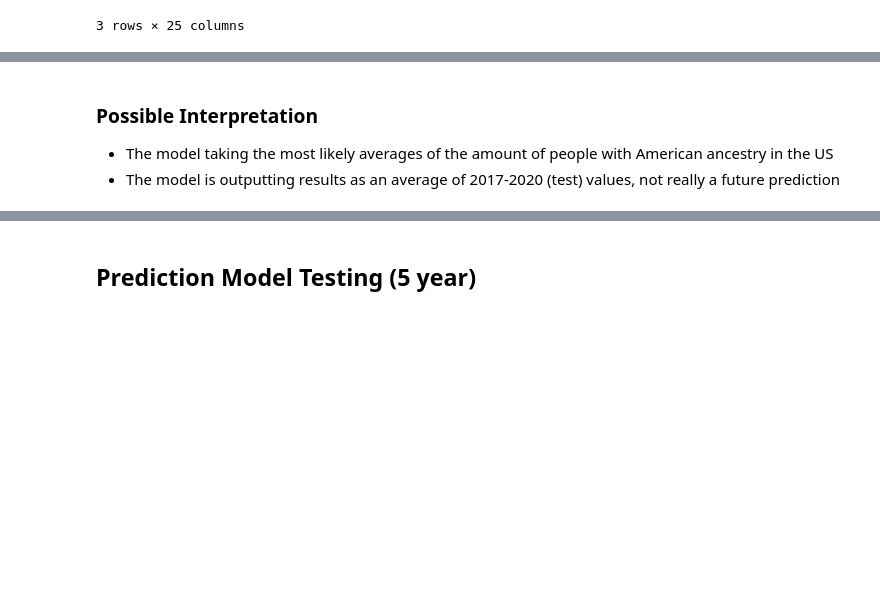
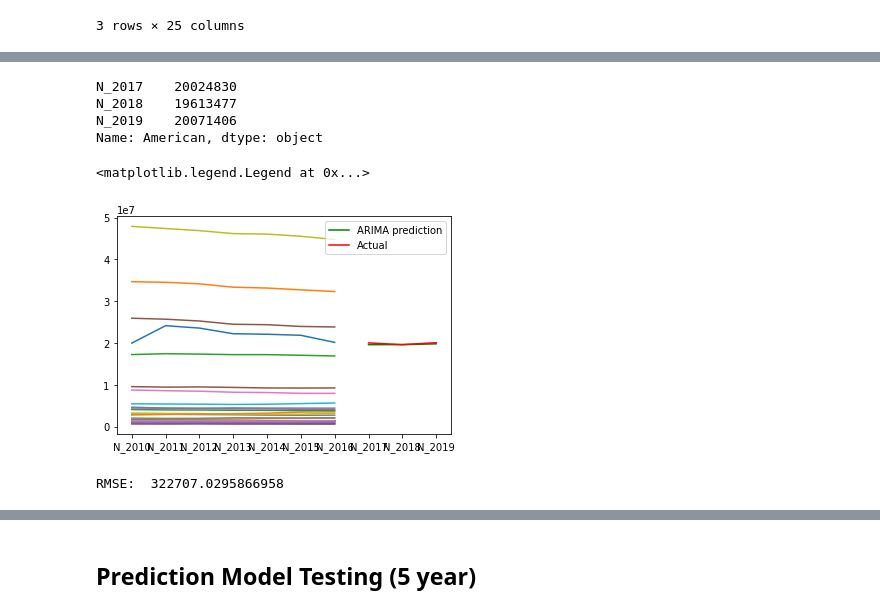
Before and after one commit to ljstaib/cs506-finalProject, a Jupyter notebook: Deliverable-5/Prediction.ipynb, the cells around one changed output, grey strips where cells are left out. Cells and saved outputs as stored; diff of their text form; code cells hidden in the pictures; blank space fills up the shorter version.

Commit message:
Fixed predictions

```diff
--- a/Deliverable-5/Prediction.ipynb
+++ b/Deliverable-5/Prediction.ipynb
@@ -570,5 +565,31 @@ y_pred_df
-# %% [markdown]
-### Possible Interpretation
-
-- The model taking the most likely averages of the amount of people with American ancestry in the US
-- The model is outputting results as an average of 2017-2020 (test) values, not really a future prediction
+# %%
+america_df = test['American']
+america_df
+# %% [output]
+N_2017    20024830
+N_2018    19613477
+N_2019    20071406
+Name: American, dtype: object
+# %%
+# See how ARIMA matches up with American ancestry data 2017-2019
+plt.plot(train)
+plt.plot(y_pred_out, color='green', label = 'ARIMA prediction')
+
+plt.plot(america_df, color='red', label = 'Actual')
+plt.legend()
+# %% [output]
+<matplotlib.legend.Legend at 0x...>
+[figure, added]
+# %%
+sarimax_m = SARIMAX(train['American'].astype(float), order = (6, 1, 3), seasonal_order=(2,2,2,12))
+sarimax_m = sarimax_m.fit()
+
+y_pred = sarimax_m.get_forecast(len(test.index))
+y_pred_df = y_pred.conf_int(alpha = 0.05)
+y_pred_df["Predictions"] = sarimax_m.predict(start = y_pred_df.index[0], end = y_pred_df.index[-1])
+y_pred_df.index = test.index
+
+sarimax_rmse = np.sqrt(mean_squared_error(test["American"].values, y_pred_df["Predictions"]))
+print("RMSE: ", sarimax_rmse)
+# %% [output]
+RMSE:  322707.0295866958
```
Also changed, not shown: parts of 14 cells of this notebook.
